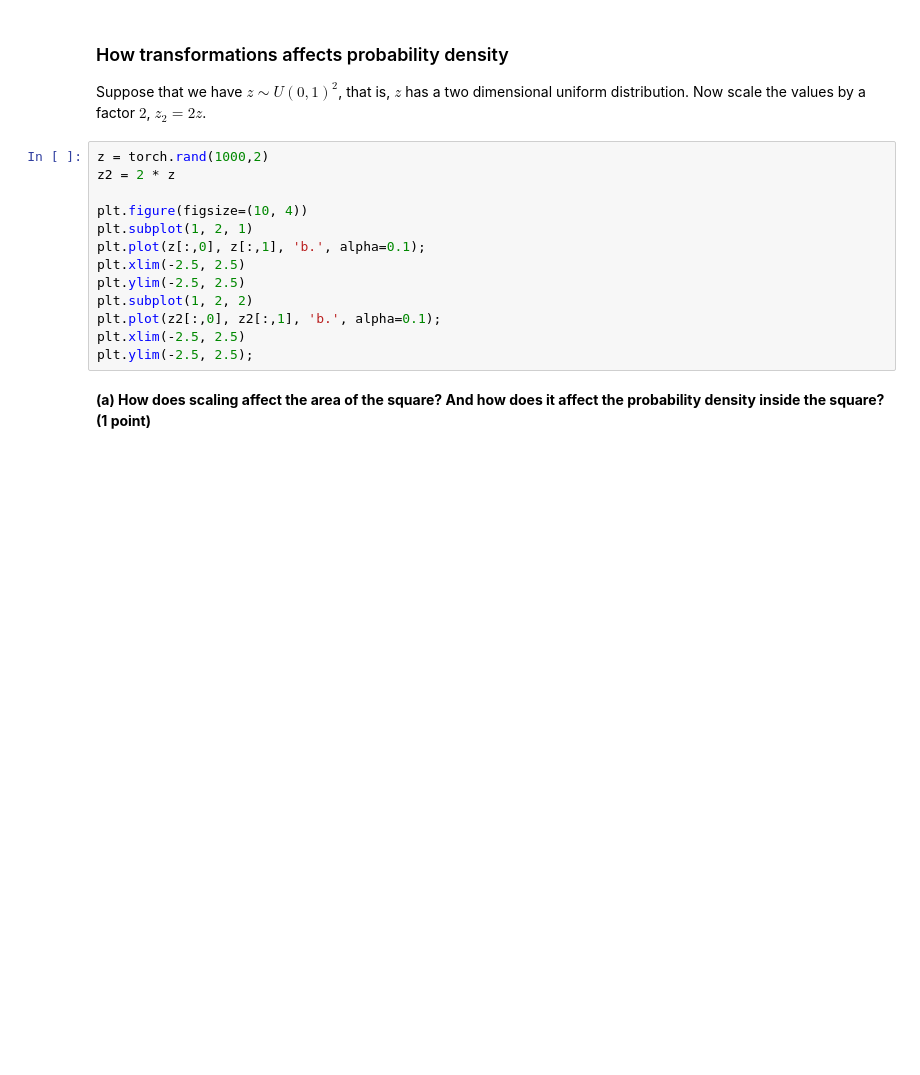
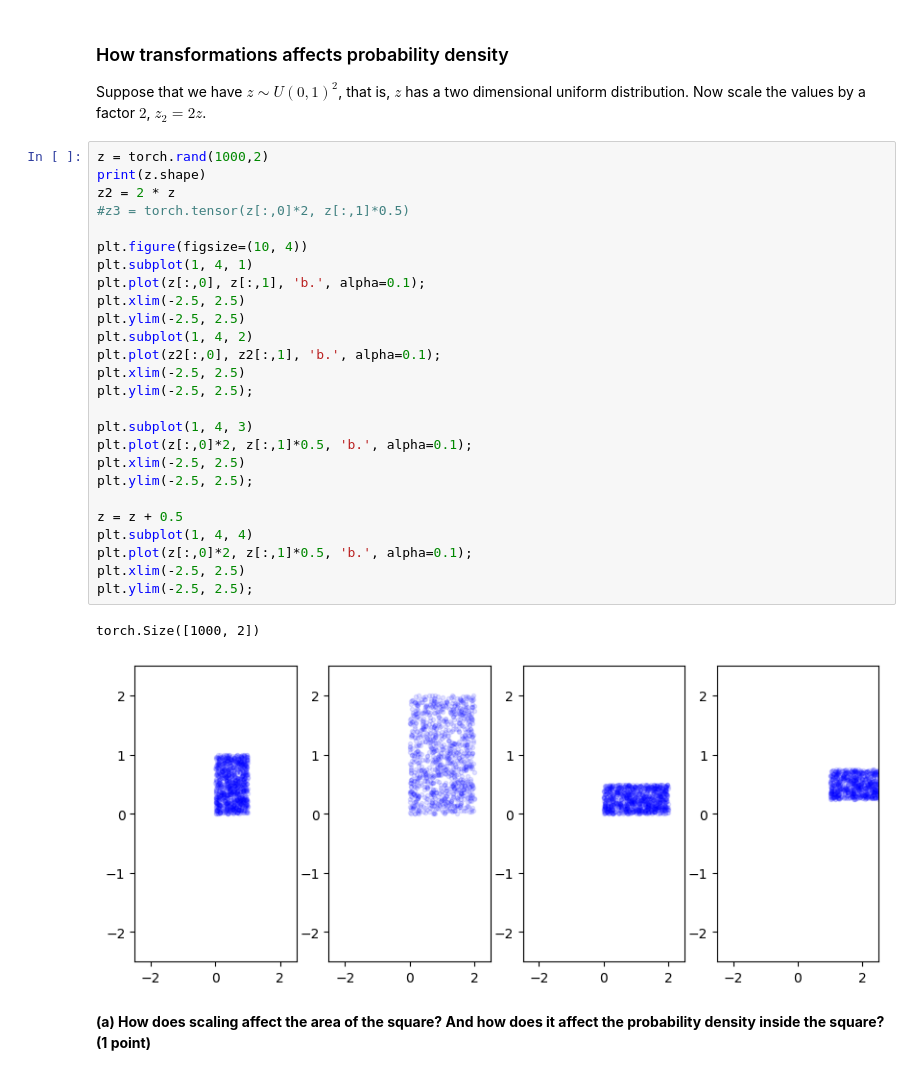
Before and after one commit to aschroede/RU-Deep-Learning, a Jupyter notebook: Assignment 10/dl-assignment-10.ipynb, the cells around one changed output. Saved outputs shown, nothing was run; the diff lists cells and outputs as text; blank space fills up the shorter version.

```diff
--- a/Assignment 10/dl-assignment-10.ipynb
+++ b/Assignment 10/dl-assignment-10.ipynb
@@ -161,17 +161,33 @@ Suppose that we have $z \sim U(0,1)^2$, that is, $z$ has a two dimensional unifo
 Now scale the values by a factor $2$, $z_2 = 2z$.
 # %%
 z = torch.rand(1000,2)
+print(z.shape)
 z2 = 2 * z
+#z3 = torch.tensor(z[:,0]*2, z[:,1]*0.5)
 
 plt.figure(figsize=(10, 4))
-plt.subplot(1, 2, 1)
+plt.subplot(1, 4, 1)
 plt.plot(z[:,0], z[:,1], 'b.', alpha=0.1);
 plt.xlim(-2.5, 2.5)
 plt.ylim(-2.5, 2.5)
-plt.subplot(1, 2, 2)
+plt.subplot(1, 4, 2)
 plt.plot(z2[:,0], z2[:,1], 'b.', alpha=0.1);
 plt.xlim(-2.5, 2.5)
 plt.ylim(-2.5, 2.5);
+
+plt.subplot(1, 4, 3)
+plt.plot(z[:,0]*2, z[:,1]*0.5, 'b.', alpha=0.1);
+plt.xlim(-2.5, 2.5)
+plt.ylim(-2.5, 2.5);
+
+z = z + 0.5
+plt.subplot(1, 4, 4)
+plt.plot(z[:,0]*2, z[:,1]*0.5, 'b.', alpha=0.1);
+plt.xlim(-2.5, 2.5)
+plt.ylim(-2.5, 2.5);
+# %% [output]
+torch.Size([1000, 2])
+[figure, added]
 # %% [markdown]
 **(a) How does scaling affect the area of the square? And how does it affect the probability density inside the square? <span style="float:right"> (1 point)</span>**
 # %% [markdown]
```
Also changed, not shown: parts of 7 cells of this notebook.
